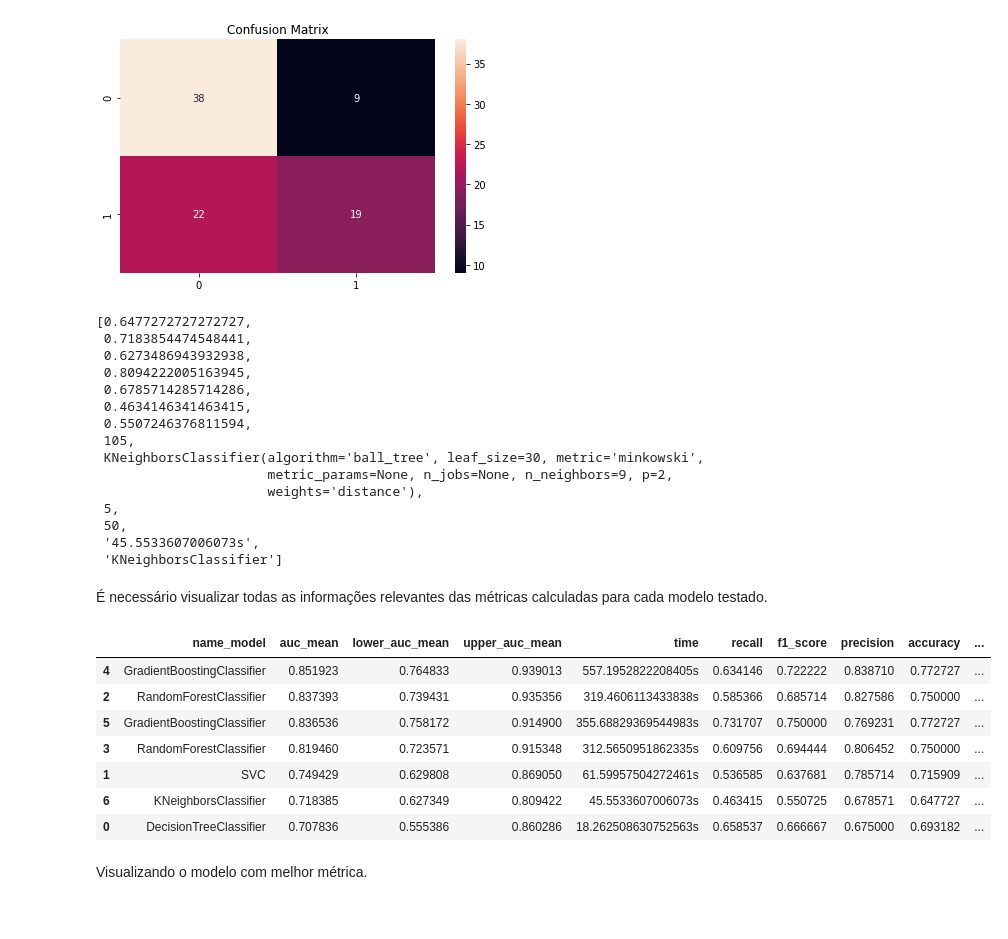
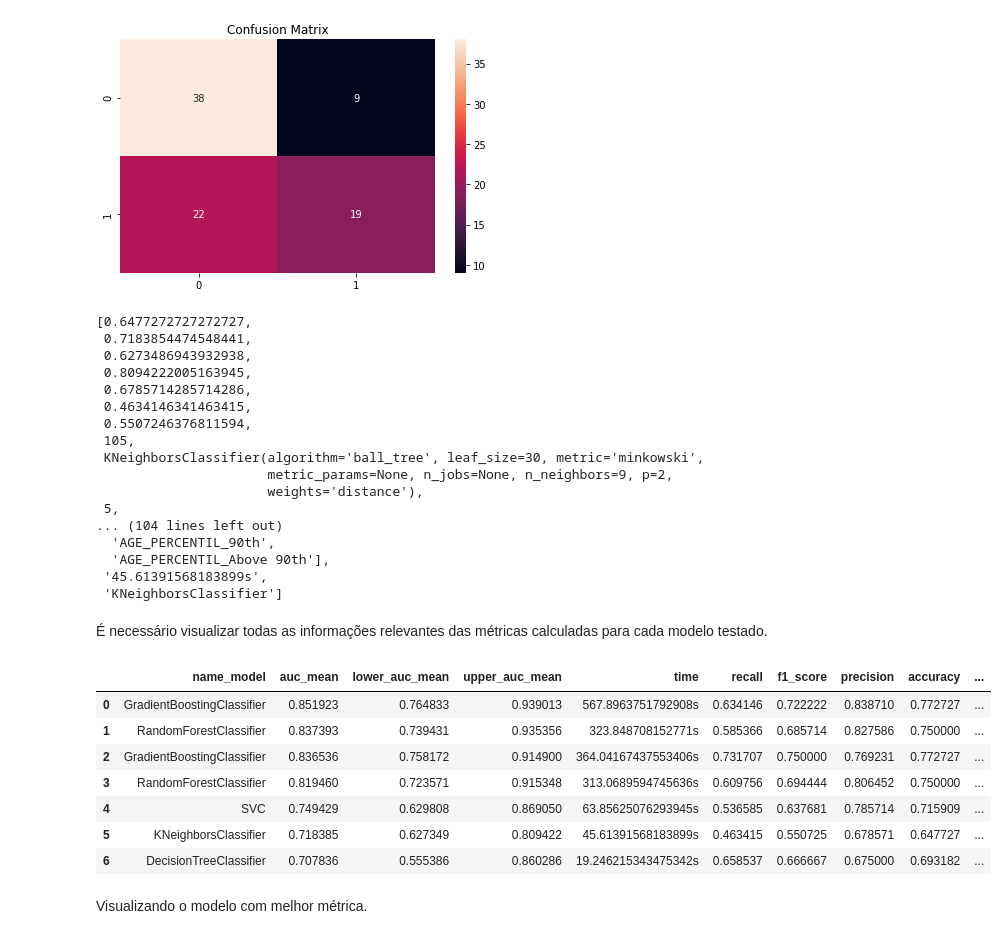
Before and after one commit to gustavopierre/The_Patient_with_COVID19_Will_Go_to_ICU_or_Not, a Jupyter notebook: Gustavo_Moreira_Pierre_Projeto_Final.ipynb, the cells around one changed output. Drawn from its saved outputs; the diff is of its cells as text; code cells hidden in the pictures.

```diff
--- a/Gustavo_Moreira_Pierre_Projeto_Final.ipynb
+++ b/Gustavo_Moreira_Pierre_Projeto_Final.ipynb
@@ -1105,9 +1120,7 @@ def run_model_RandomizedSearchCV(model, data, n_splits, n_repeats,
     upper_auc_mean = auc_mean + 2*auc_std
     print(f"Interval AUC TEST {lower_auc_mean} - {upper_auc_mean}\n\n")
     info = [accuracy, auc_mean, lower_auc_mean, upper_auc_mean, precision,
-            recall, f1_score, X.shape[1], cv_model, n_splits, n_iter]
-    # info = [accuracy, auc_mean, lower_auc_mean, upper_auc_mean, precision,
-    #         recall, f1_score, X.shape[1], cv_model]
+            recall, f1_score, X.shape[1], cv_model, n_splits, n_iter, X.columns.to_list()]
     try:
         #if the model provides the features importances, they are saved
         importances = pd.Series(data=cv_model.feature_importances_, index=X.columns)
@@ -1121,6 +1134,7 @@ def run_model_RandomizedSearchCV(model, data, n_splits, n_repeats,
         finish = time.time()
         # append duration in info list
         info.append((str(finish-start)+"s"))
+
         return info, importances.head(15)
     except AttributeError:
         sns.heatmap(np.around(best_confusion_matrix), annot=True).set_title("Confusion Matrix")
@@ -1128,6 +1142,7 @@ def run_model_RandomizedSearchCV(model, data, n_splits, n_repeats,
         plt.tight_layout();
         finish = time.time()
         info.append((str(finish-start)+"s"))
+
         return info
 # %% [markdown]
 ### **Análise dos Modelos**
@@ -1616,33 +1629,37 @@ info_model
                       metric_params=None, n_jobs=None, n_neighbors=9, p=2,
                       weights='distance'),
  5,
- 50,
- '45.5533607006073s',
+... (104 lines left out)
+  'AGE_PERCENTIL_90th',
+  'AGE_PERCENTIL_Above 90th'],
+ '45.61391568183899s',
  'KNeighborsClassifier']
 # %% [markdown]
 É necessário visualizar todas as informações relevantes das métricas calculadas para cada modelo testado.
 # %%
 # creating the dataframe with the ratings
 df_rating = pd.DataFrame(rating, columns=["accuracy", "auc_mean",
                                           "lower_auc_mean", "upper_auc_mean",
                                           "precision", "recall", "f1_score",
-                                          "columns", "model", "n_splits",
-                                          "n_iter", "time", "name_model"])
+                                          "n_columns", "model", "n_splits",
+                                          "n_iter", "columns", "time", "name_model"])
 df_rating = df_rating[["name_model", "auc_mean", "lower_auc_mean",
                        "upper_auc_mean", "time", "recall", "f1_score",
-                       "precision", "accuracy", "columns", "n_splits",
-                       "n_iter", "model"]]
+                       "precision", "accuracy", "n_columns", "n_splits",
+                       "n_iter", "model", "columns"]]
 # viewing the data
-df_rating.sort_values("auc_mean", ascending=False)
+df_rating.sort_values("auc_mean", ascending=False, inplace=True)
+df_rating.reset_index(drop=True, inplace=True)
+df_rating
 # %% [output]
 |  | name_model | auc_mean | lower_auc_mean | upper_auc_mean | time | recall | f1_score | precision | accuracy | ... |
-| 4 | GradientBoostingClassifier | 0.851923 | 0.764833 | 0.939013 | 557.1952822208405s | 0.634146 | 0.722222 | 0.838710 | 0.772727 | ... |
-| 2 | RandomForestClassifier | 0.837393 | 0.739431 | 0.935356 | 319.4606113433838s | 0.585366 | 0.685714 | 0.827586 | 0.750000 | ... |
-| 5 | GradientBoostingClassifier | 0.836536 | 0.758172 | 0.914900 | 355.68829369544983s | 0.731707 | 0.750000 | 0.769231 | 0.772727 | ... |
-| 3 | RandomForestClassifier | 0.819460 | 0.723571 | 0.915348 | 312.5650951862335s | 0.609756 | 0.694444 | 0.806452 | 0.750000 | ... |
-| 1 | SVC | 0.749429 | 0.629808 | 0.869050 | 61.59957504272461s | 0.536585 | 0.637681 | 0.785714 | 0.715909 | ... |
-| 6 | KNeighborsClassifier | 0.718385 | 0.627349 | 0.809422 | 45.5533607006073s | 0.463415 | 0.550725 | 0.678571 | 0.647727 | ... |
-| 0 | DecisionTreeClassifier | 0.707836 | 0.555386 | 0.860286 | 18.262508630752563s | 0.658537 | 0.666667 | 0.675000 | 0.693182 | ... |
+| 0 | GradientBoostingClassifier | 0.851923 | 0.764833 | 0.939013 | 567.8963751792908s | 0.634146 | 0.722222 | 0.838710 | 0.772727 | ... |
+| 1 | RandomForestClassifier | 0.837393 | 0.739431 | 0.935356 | 323.848708152771s | 0.585366 | 0.685714 | 0.827586 | 0.750000 | ... |
+| 2 | GradientBoostingClassifier | 0.836536 | 0.758172 | 0.914900 | 364.04167437553406s | 0.731707 | 0.750000 | 0.769231 | 0.772727 | ... |
+| 3 | RandomForestClassifier | 0.819460 | 0.723571 | 0.915348 | 313.0689594745636s | 0.609756 | 0.694444 | 0.806452 | 0.750000 | ... |
+| 4 | SVC | 0.749429 | 0.629808 | 0.869050 | 63.85625076293945s | 0.536585 | 0.637681 | 0.785714 | 0.715909 | ... |
+| 5 | KNeighborsClassifier | 0.718385 | 0.627349 | 0.809422 | 45.61391568183899s | 0.463415 | 0.550725 | 0.678571 | 0.647727 | ... |
+| 6 | DecisionTreeClassifier | 0.707836 | 0.555386 | 0.860286 | 19.246215343475342s | 0.658537 | 0.666667 | 0.675000 | 0.693182 | ... |
 # %% [markdown]
 Visualizando o modelo com melhor métrica.
 # %%
```
Also changed, not shown: parts of 31 cells of this notebook.
